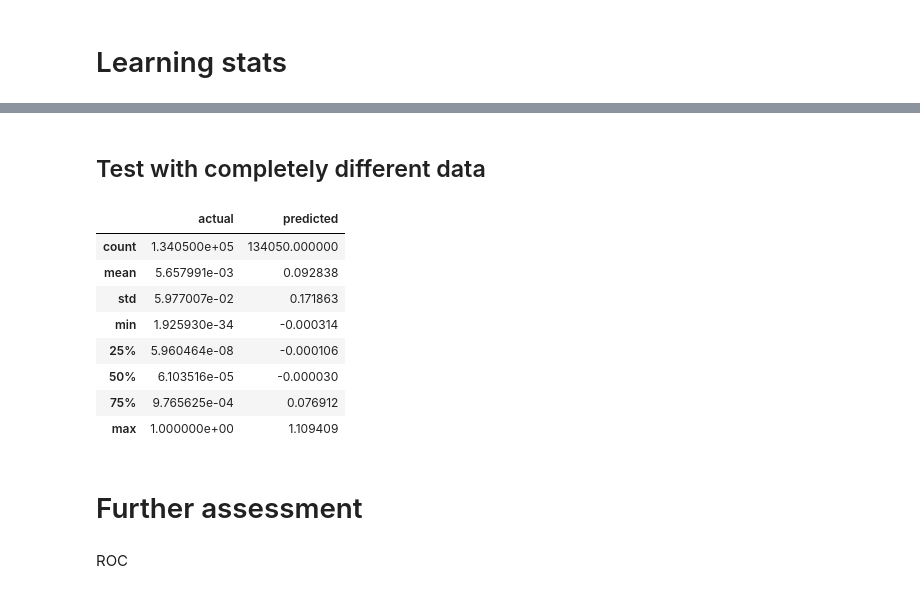
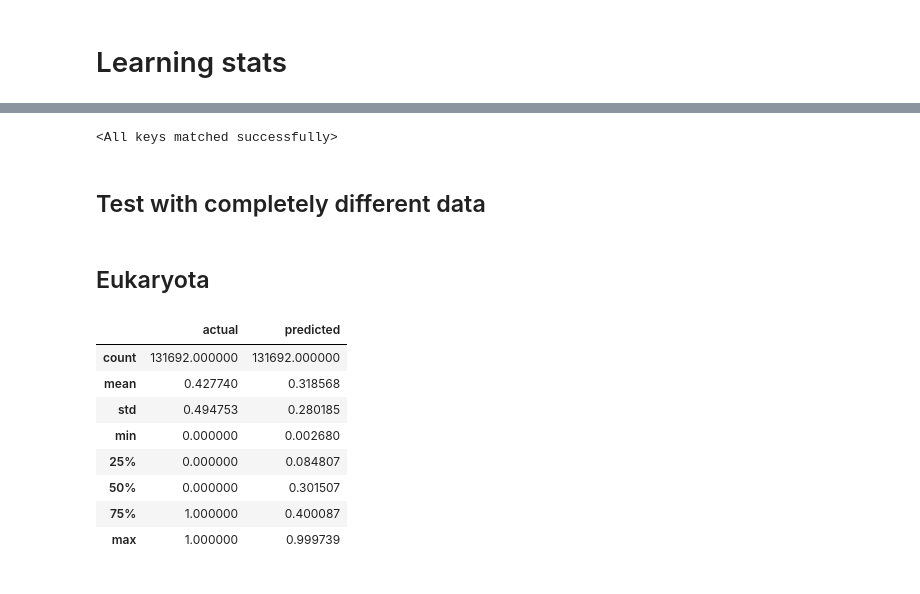
Before and after one commit to phenal-projects/phylogeom, a Jupyter notebook: notebooks/support_values.ipynb, the cells around one changed output, grey strips where cells are left out. Saved outputs shown, nothing was run; the diff lists cells and outputs as text; code cells hidden in the pictures.

```diff
--- a/notebooks/support_values.ipynb
+++ b/notebooks/support_values.ipynb
@@ -57,7 +57,7 @@ for d in archaea_data:
     internodes = nodes[0, nodes[1]!=1]
     l += d.y[internodes].squeeze().tolist()
 med = np.median(l)
-archaea_data.data.y = (archaea_data.data.y > med).long()
+archaea_data.data.y = (archaea_data.data.y > med).float()
 archaea_data.data.x = archaea_data.data.x.float()
 archaea_data.data.edge_attr = (torch.max(archaea_data.data.edge_attr)+0.001 - archaea_data.data.edge_attr).float()
 archaea_data.data.edge_index = archaea_data.data.edge_index.long()
@@ -117,8 +117,10 @@ for epoch in range(num_epochs):
     for data in train_dl:
         data = data.to(torch.device('cuda'))
         optimizer.zero_grad()
+        nodes = torch.stack(torch.unique(data.edge_index[0], return_counts=True))
+        internodes = nodes[0, nodes[1]!=1]
         out = model(data)
-        loss = loss_fn(out, data.y)
+        loss = loss_fn(out[internodes], data.y[internodes])
         losses.append(loss.item())  # history
         # optimize
         loss.backward()
@@ -189,7 +171,13 @@ torch.save(model.state_dict(), '../models/NewTry2.dct')
+# %%
+model.load_state_dict(torch.load('../models/NewTry_NF.dct'))
+# %% [output]
+<All keys matched successfully>
 # %% [markdown]
 ## Test with completely different data
 # %%
 from sklearn import metrics
+# %% [markdown]
+## Eukaryota
 # %%
 # data
 target_tree = phy.read(data_path+'tree/Other_eukaryota_2018.tre', 'newick')
@@ -199,36 +187,41 @@ test_dataset = gd.Trees(
     target_tree
 )
 # transform to feed into the model
+l = list()
+for d in test_dataset:
+    nodes = torch.stack(torch.unique(d.edge_index[0], return_counts=True))
+    internodes = nodes[0, nodes[1]!=1]
+    l += d.y[internodes].squeeze().tolist()
+med = np.median(l)
+test_dataset.data.y = (test_dataset.data.y > med).float()
 test_dataset.data.x = test_dataset.data.x.float()
 test_dataset.data.edge_attr = (torch.max(test_dataset.data.edge_attr)+0.001 - test_dataset.data.edge_attr).float()
 test_dataset.data.edge_index = test_dataset.data.edge_index.long()
 test_dl = DataLoader(
-    test_dataset, batch_size=test_batch, num_workers=2
+    test_dataset, batch_size=50, num_workers=2
 )
 # %%
+model.eval()
 nplist = list()
 for data in test_dl:
     with torch.no_grad():
         data.x, data.edge_index, data.edge_attr = data.x.float(), data.edge_index.long(), data.edge_attr.float()  # CLEAN IT!!!!!
         out = model(data.to(torch.device('cuda')))
         nodes = torch.stack(torch.unique(data.edge_index[0], return_counts=True))
         internodes = nodes[0, nodes[1]!=1]
+
         nplist.append(np.concatenate([data.y[internodes].cpu().numpy(), out[internodes].detach().cpu().numpy()], axis=1))
 test_results = pd.DataFrame(np.concatenate(nplist, 0), columns=['actual', 'predicted'])
 test_results.describe()
 # %% [output]
 |  | actual | predicted |
-| count | 1.340500e+05 | 134050.000000 |
-| mean | 5.657991e-03 | 0.092838 |
-| std | 5.977007e-02 | 0.171863 |
-| min | 1.925930e-34 | -0.000314 |
-| 25% | 5.960464e-08 | -0.000106 |
-| 50% | 6.103516e-05 | -0.000030 |
-| 75% | 9.765625e-04 | 0.076912 |
-| max | 1.000000e+00 | 1.109409 |
+| count | 131692.000000 | 131692.000000 |
+| mean | 0.427740 | 0.318568 |
+| std | 0.494753 | 0.280185 |
+| min | 0.000000 | 0.002680 |
+| 25% | 0.000000 | 0.084807 |
+| 50% | 0.000000 | 0.301507 |
+| 75% | 1.000000 | 0.400087 |
+| max | 1.000000 | 0.999739 |
 # %%
 test_results = pd.DataFrame(np.concatenate(nplist), columns=['actual', 'predicted'])
-# %% [markdown]
-# Further assessment
-# %% [markdown]
-ROC
```
Also changed, not shown: parts of 70 cells of this notebook, 2 other files.
